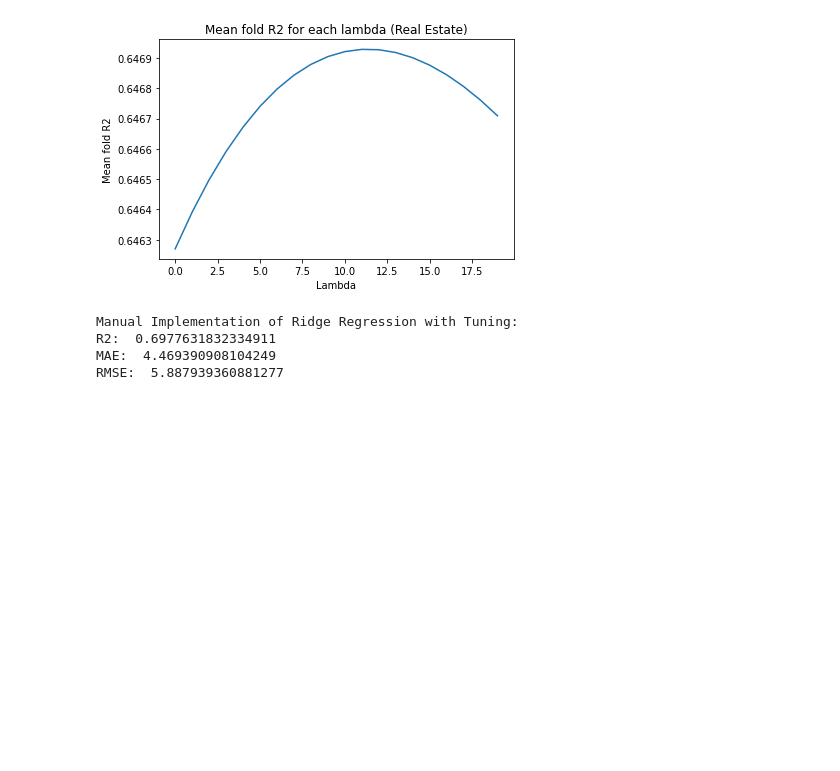
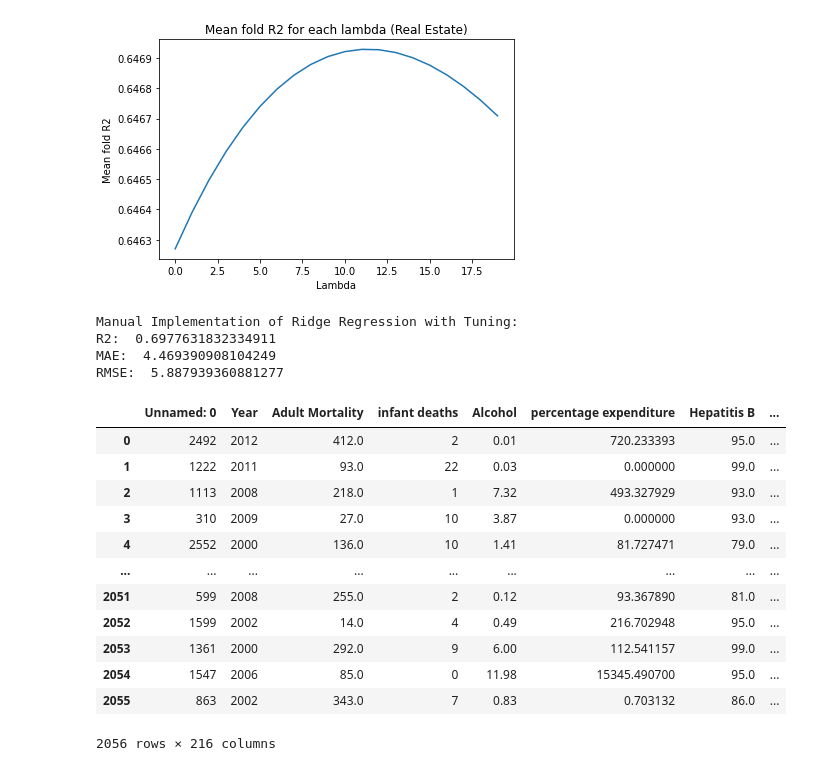
Before and after one commit to donikaSkenderbeut/machine-learning, a Jupyter notebook: Ex2/regression/linear-reg.ipynb, the cells around one changed output. Drawn from its saved outputs; the diff is of its cells as text; code cells hidden in the pictures; blank space fills up the shorter version.

```diff
--- a/Ex2/regression/linear-reg.ipynb
+++ b/Ex2/regression/linear-reg.ipynb
@@ -175,3 +178,21 @@ Manual Implementation of Ridge Regression with Tuning:
 R2:  0.6977631832334911
 MAE:  4.469390908104249
 RMSE:  5.887939360881277
+# %%
+train_le = pd.read_csv('../data/regression/Life Expectancy Data train.csv')
+test_le = pd.read_csv('../data/regression/Life Expectancy Data test.csv')
+train_le
+# %% [output]
+|  | Unnamed: 0 | Year | Adult Mortality | infant deaths | Alcohol | percentage expenditure | Hepatitis B | ... |
+| 0 | 2492 | 2012 | 412.0 | 2 | 0.01 | 720.233393 | 95.0 | ... |
+| 1 | 1222 | 2011 | 93.0 | 22 | 0.03 | 0.000000 | 99.0 | ... |
+| 2 | 1113 | 2008 | 218.0 | 1 | 7.32 | 493.327929 | 93.0 | ... |
+| 3 | 310 | 2009 | 27.0 | 10 | 3.87 | 0.000000 | 93.0 | ... |
+| 4 | 2552 | 2000 | 136.0 | 10 | 1.41 | 81.727471 | 79.0 | ... |
+| ... | ... | ... | ... | ... | ... | ... | ... | ... |
+| 2051 | 599 | 2008 | 255.0 | 2 | 0.12 | 93.367890 | 81.0 | ... |
+| 2052 | 1599 | 2002 | 14.0 | 4 | 0.49 | 216.702948 | 95.0 | ... |
+| 2053 | 1361 | 2000 | 292.0 | 9 | 6.00 | 112.541157 | 99.0 | ... |
+| 2054 | 1547 | 2006 | 85.0 | 0 | 11.98 | 15345.490700 | 95.0 | ... |
+| 2055 | 863 | 2002 | 343.0 | 7 | 0.83 | 0.703132 | 86.0 | ... |
+2056 rows × 216 columns
```
Also changed, not shown: parts of 7 cells of this notebook, 4 other files.
